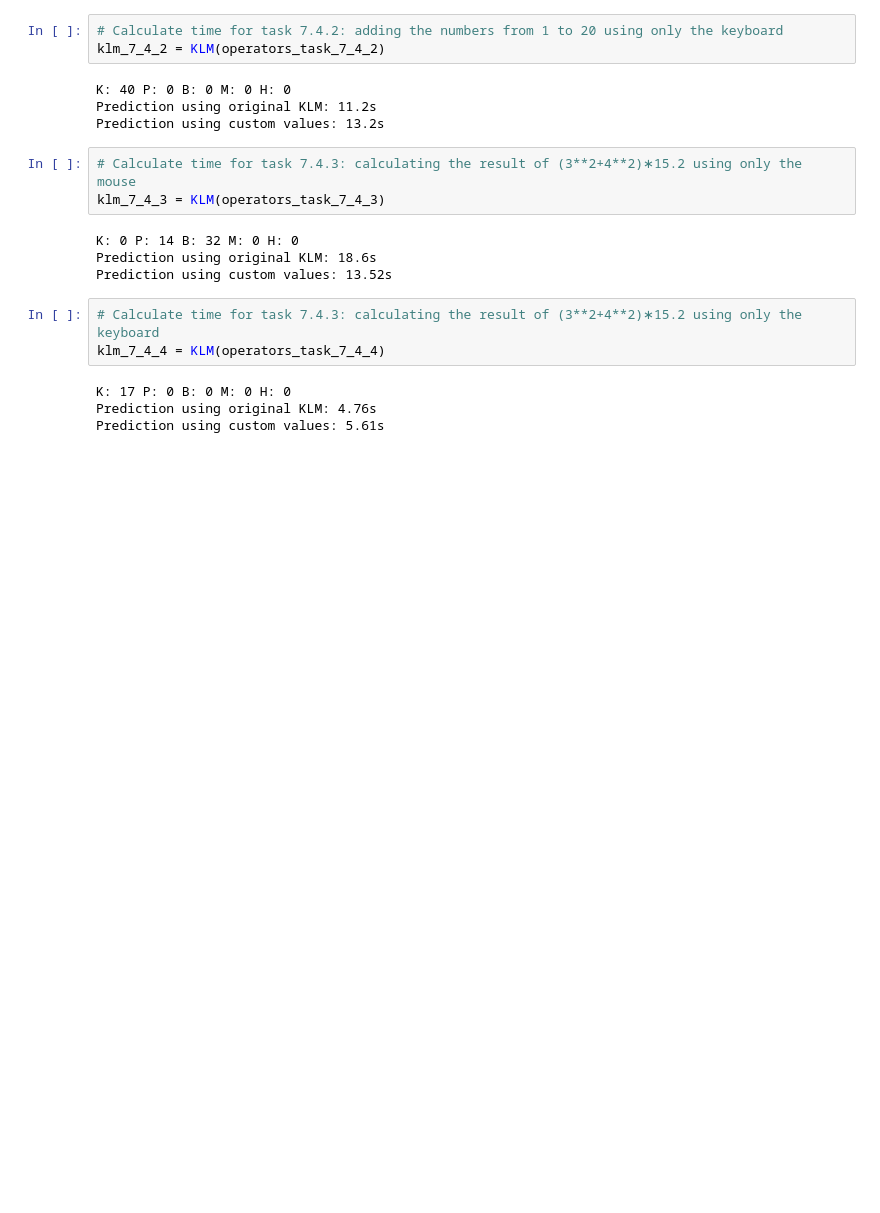
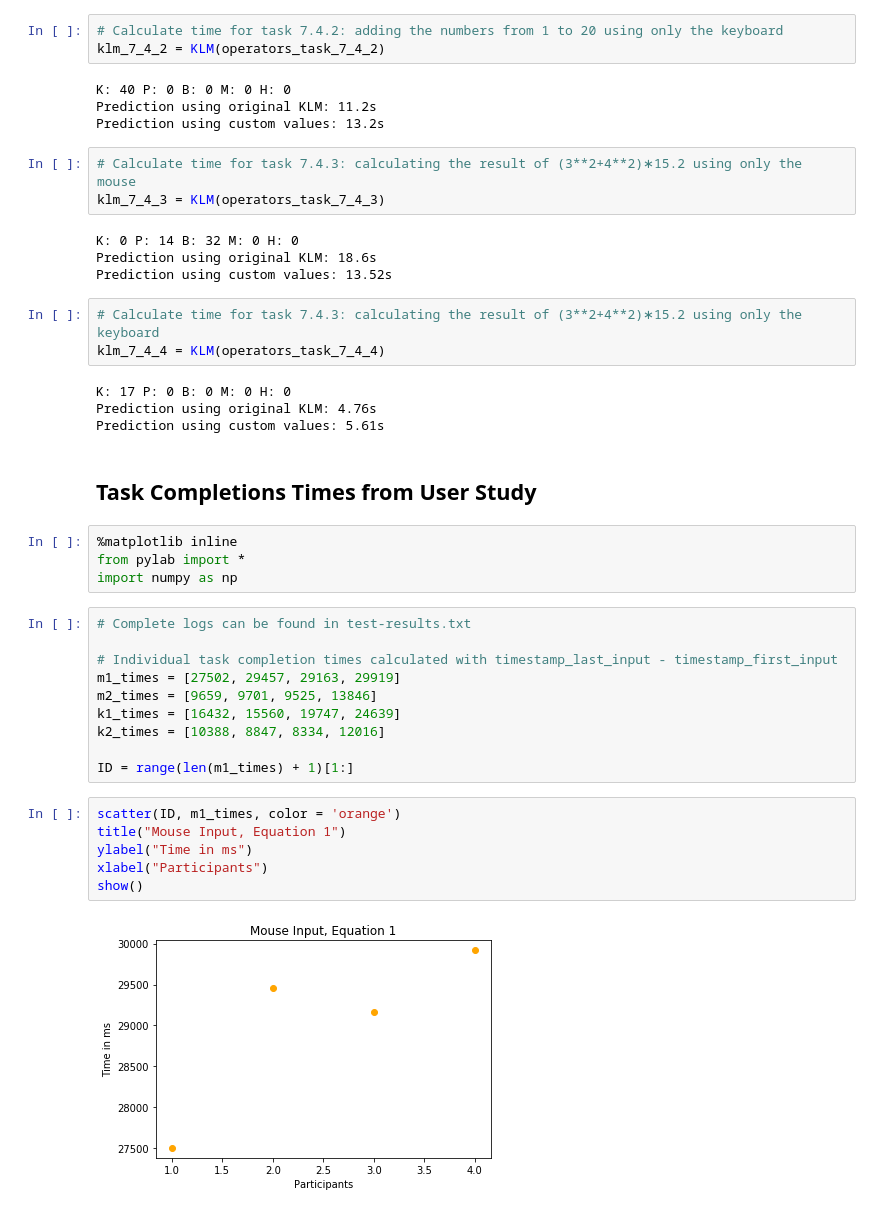
Before and after one commit to JonasPuchinger/Assignment_007, a Jupyter notebook: klm_report.ipynb, the cells around one changed output. Saved outputs shown, nothing was run; the diff lists cells and outputs as text; blank space fills up the shorter version.

```diff
--- a/klm_report.ipynb
+++ b/klm_report.ipynb
@@ -36,3 +68,27 @@ klm_7_4_4 = KLM(operators_task_7_4_4)
 K: 17 P: 0 B: 0 M: 0 H: 0
 Prediction using original KLM: 4.76s
 Prediction using custom values: 5.61s
+# %% [markdown]
+## Task Completions Times from User Study
+# %%
+%matplotlib inline
+from pylab import *
+import numpy as np
+# %%
+# Complete logs can be found in test-results.txt
+
+# Individual task completion times calculated with timestamp_last_input - timestamp_first_input
+m1_times = [27502, 29457, 29163, 29919]
+m2_times = [9659, 9701, 9525, 13846]
+k1_times = [16432, 15560, 19747, 24639]
+k2_times = [10388, 8847, 8334, 12016]
+
+ID = range(len(m1_times) + 1)[1:]
+# %%
+scatter(ID, m1_times, color = 'orange')
+title("Mouse Input, Equation 1")
+ylabel("Time in ms")
+xlabel("Participants")
+show()
+# %% [output]
+[figure, added]
```
Also changed, not shown: parts of 25 cells of this notebook, 2 other files.
